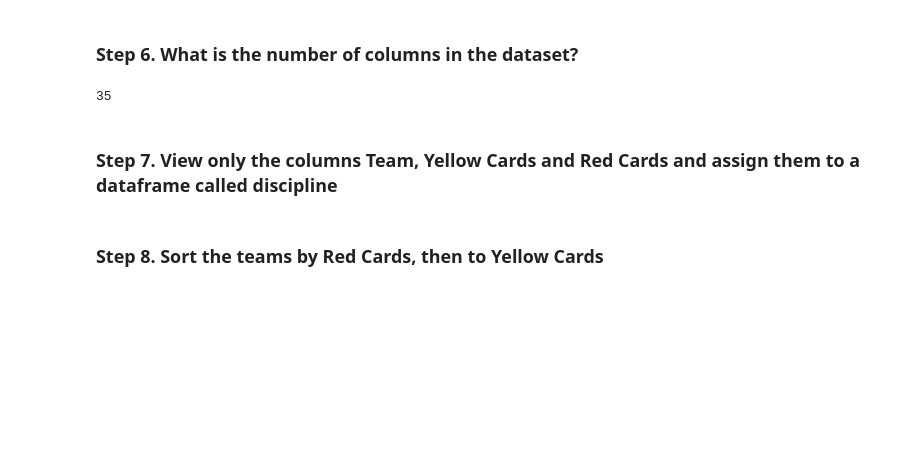
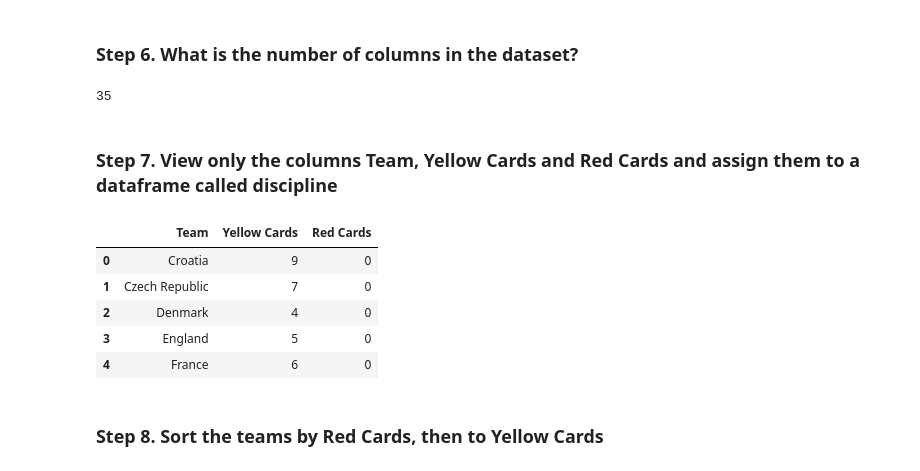
Before and after one commit to Lord-Illia-S/Data_Analysis_Workshops, a Jupyter notebook: Ex2.ipynb, the cells around one changed output. Saved outputs shown, nothing was run; the diff lists cells and outputs as text; code cells hidden in the pictures; blank space fills up the shorter version.

```diff
--- a/Ex2.ipynb
+++ b/Ex2.ipynb
@@ -61,2 +59,13 @@ len(euro12.columns)
+# %%
+# Mateusz
+
+discipline = euro12[['Team','Yellow Cards','Red Cards']]
+# %% [output]
+|  | Team | Yellow Cards | Red Cards |
+| 0 | Croatia | 9 | 0 |
+| 1 | Czech Republic | 7 | 0 |
+| 2 | Denmark | 4 | 0 |
+| 3 | England | 5 | 0 |
+| 4 | France | 6 | 0 |
 # %% [markdown]
 ### Step 8. Sort the teams by Red Cards, then to Yellow Cards
```
Also changed, not shown: parts of 5 cells of this notebook, 3 other files.
